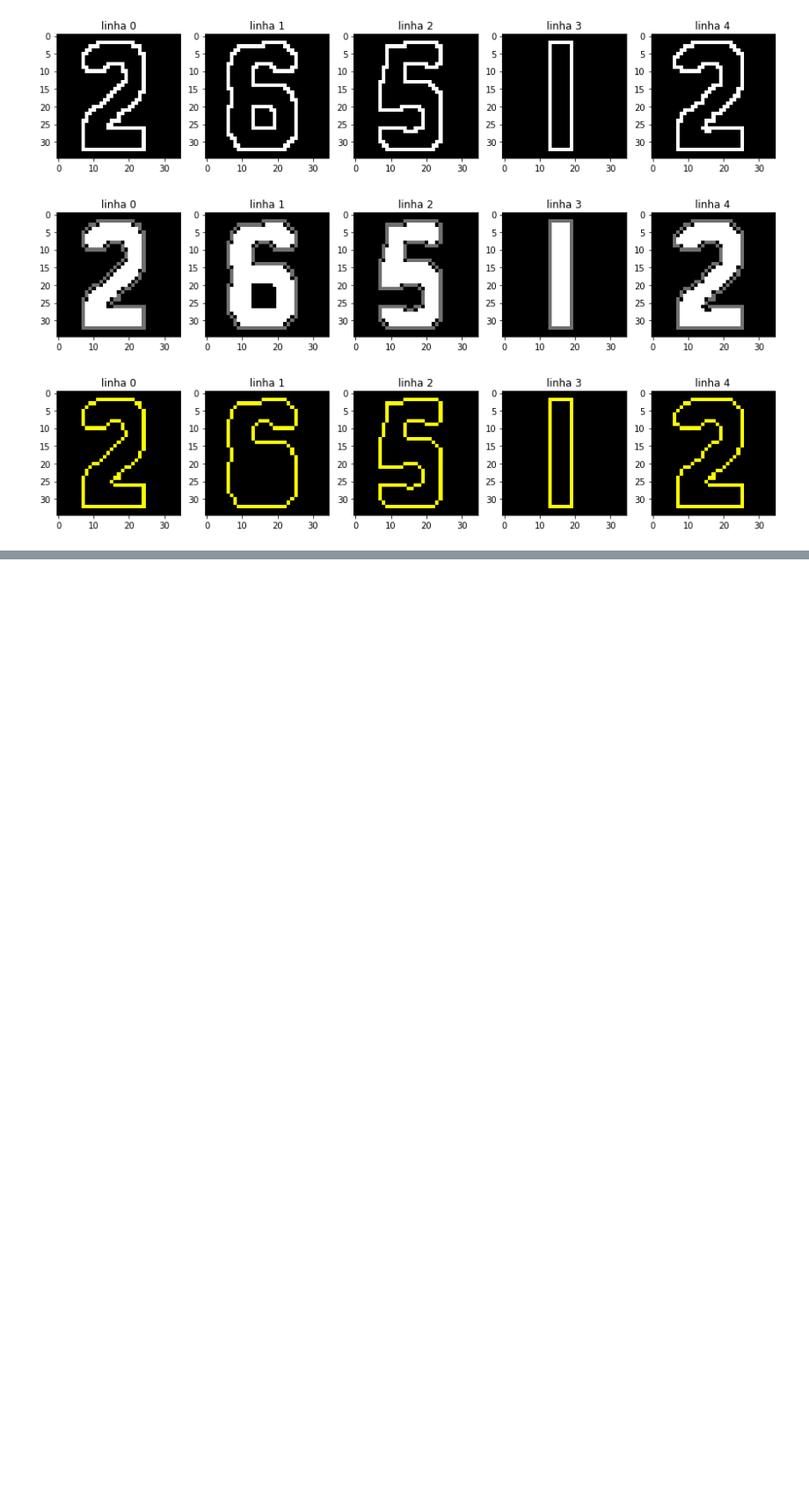
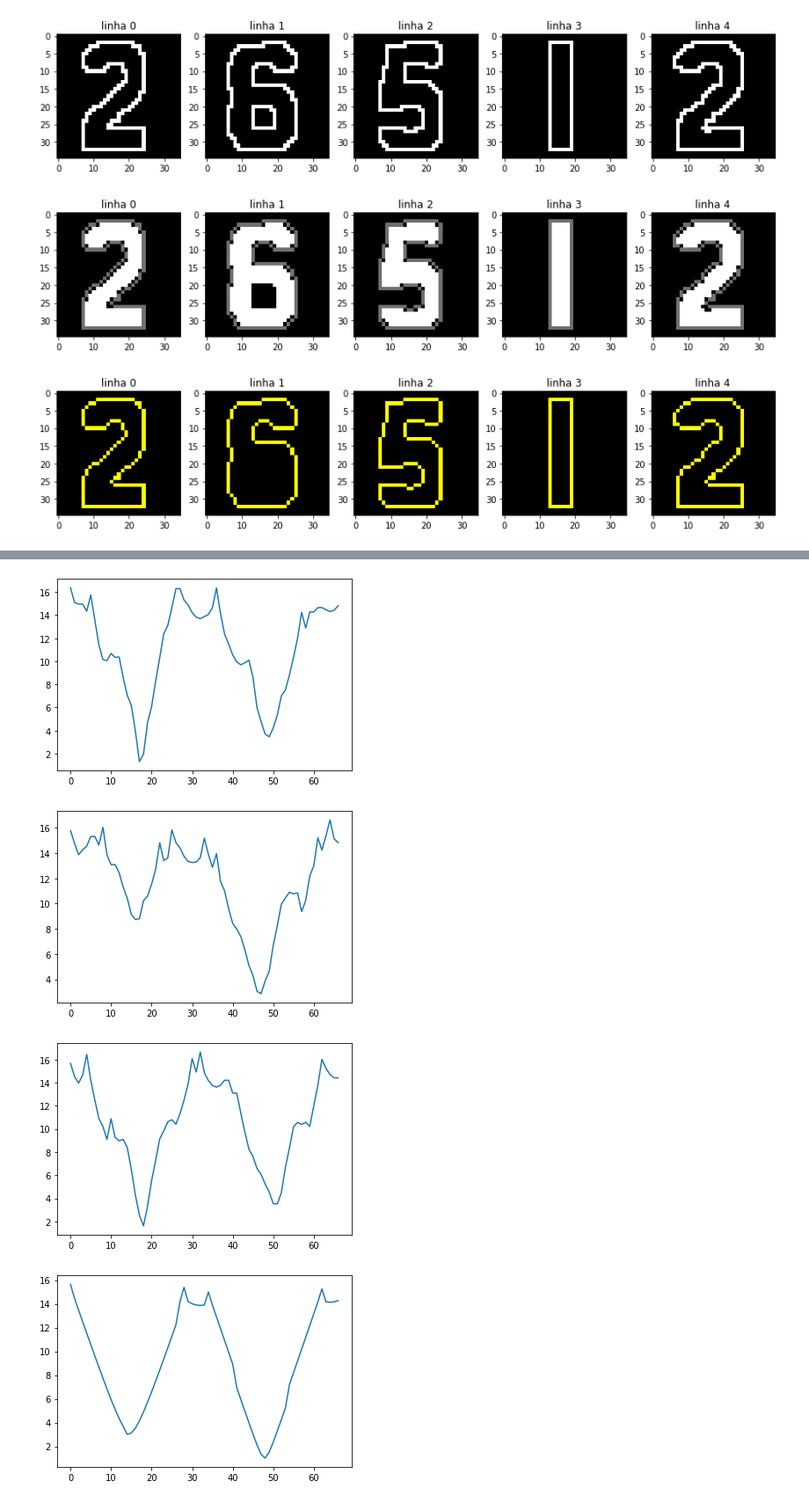
Before and after one commit to Leo22080/visao, a Jupyter notebook: trabalho03/trabalho3-extracao_atributos_classificacao.ipynb, the cells around one changed output, grey strips where cells are left out. Shown at 88% size. Drawn from its saved outputs; the diff is of its cells as text; code cells hidden in the pictures; blank space fills up the shorter version.

Commit message:
função de normalização e assinatura

```diff
--- a/trabalho03/trabalho3-extracao_atributos_classificacao.ipynb
+++ b/trabalho03/trabalho3-extracao_atributos_classificacao.ipynb
@@ -147,0 +172,5 @@ for i in range(linhas):
+# %%
+def normalizeImage(v):
+  v = (v - v.min()) / (v.max() - v.min())
+  result = (v * 255).astype(np.uint8)
+  return result
@@ -147,0 +188,42 @@ for i in range(linhas):
+# %%
+def centroid(img):
+    ret,thresh = cv2.threshold(img,200,255,cv2.THRESH_BINARY)
+    height, width = thresh.shape[:2]
+
+    mass = 0
+    Xcm  = 0.0
+    Ycm  = 0.0
+
+    for i in range(width) :
+        for j in range(height) :
+            if not thresh[j][i] :
+                mass += 1
+                Xcm  += i
+                Ycm  += j
+
+    return  [Ycm/mass, Xcm/mass]
+# %%
+def signature(image):
+    sign = []
+    contours, _ = cv2.findContours(image,cv2.RETR_EXTERNAL,cv2.CHAIN_APPROX_NONE)
+    center = centroid(image)
+    for i in range(len(contours[0])):
+        point = contours[0][i][0]
+        dist = np.linalg.norm(point-center)
+        sign.append(dist)
+
+    return sign
+# %%
+signatures = [signature(img) for img in imgs]
+
+smaller = min([len(signature) for signature in signatures]) #pega o comprimento da menor cadeia
+signatures = [box(signature, smaller) for signature in signatures] #faz a normalização das cadeias
+
+for i in range(5):
+    plt.plot(signatures[i])
+    plt.show()
+# %% [output]
+[figure, added]
+[figure, added]
+[figure, added]
+[figure, added]
```
Also changed, not shown: parts of 13 cells of this notebook.
